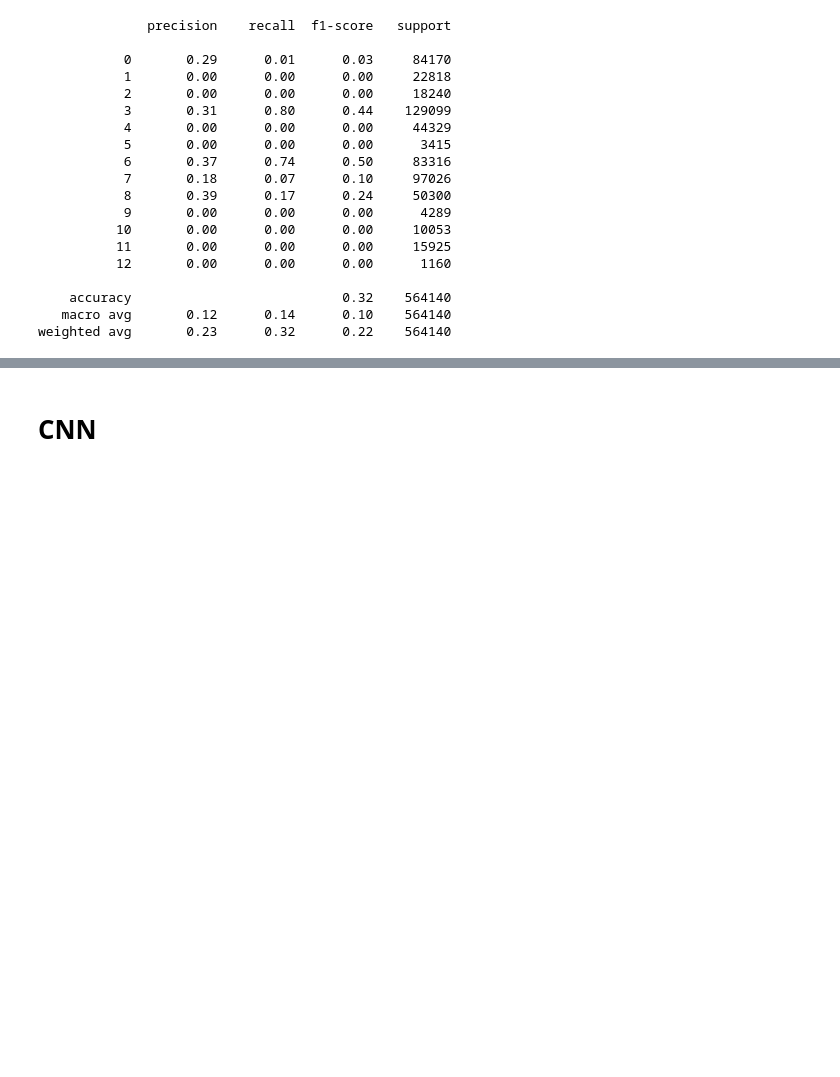
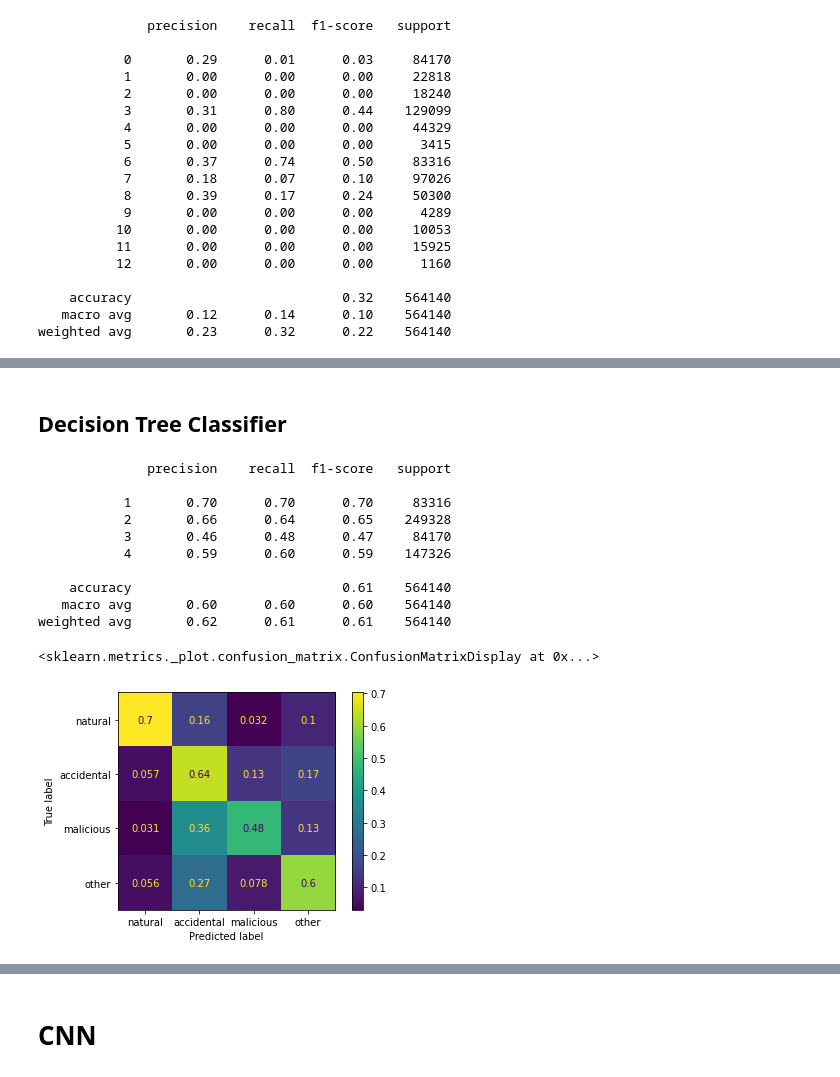
Before and after one commit to rationalyt/Wildfire_Cause_Prediction, a Jupyter notebook: Wildfire.ipynb, the cells around one changed output, grey strips where cells are left out. Cells and saved outputs as stored; diff of their text form; code cells hidden in the pictures; blank space fills up the shorter version.

```diff
--- a/Wildfire.ipynb
+++ b/Wildfire.ipynb
@@ -509,0 +549,25 @@ weighted avg       0.23      0.32      0.22    564140
+# %% [markdown]
+## Decision Tree Classifier
+# %%
+from sklearn.tree import DecisionTreeClassifier
+clfdt = DecisionTreeClassifier(random_state=0)
+clfdt.fit(X_train, y_train)
+y_pred_dt = clfdt.predict(X_test)
+print(classification_report(y_test, y_pred_dt))
+
+cm_dt = confusion_matrix(y_test,y_pred_dt,normalize='true')
+disp = ConfusionMatrixDisplay(confusion_matrix=cm_dt,display_labels=['natural','accidental','malicious','other'])
+disp.plot()
+# %% [output]
+              precision    recall  f1-score   support
+
+           1       0.70      0.70      0.70     83316
+           2       0.66      0.64      0.65    249328
+           3       0.46      0.48      0.47     84170
+           4       0.59      0.60      0.59    147326
+
+    accuracy                           0.61    564140
+   macro avg       0.60      0.60      0.60    564140
+weighted avg       0.62      0.61      0.61    564140
+<sklearn.metrics._plot.confusion_matrix.ConfusionMatrixDisplay at 0x...>
+[figure, added]
```
Also changed, not shown: parts of 33 cells of this notebook.
